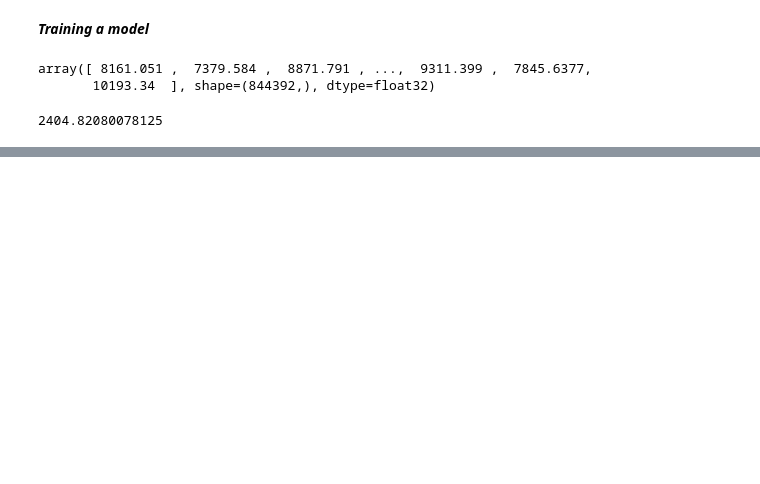
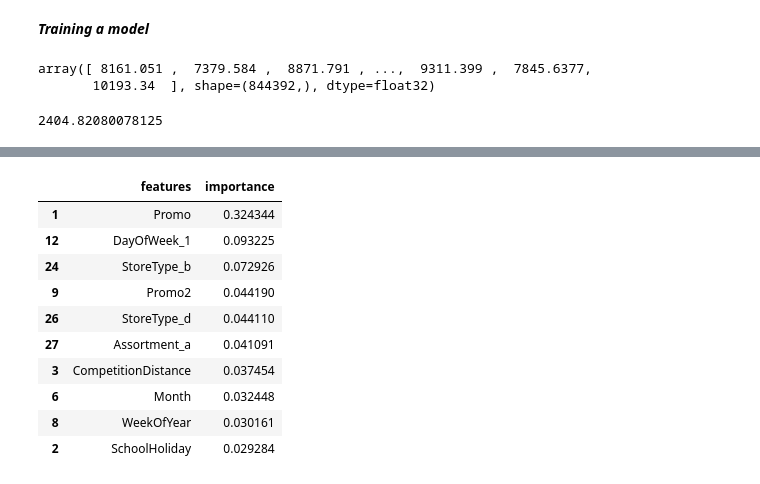
Before and after one commit to RohanVarmaP/machine-Learning, a Jupyter notebook: 5-Gradient-Boosting-Machines-XGboost/data-preparation.ipynb, the cells around one changed output, grey strips where cells are left out. Saved outputs shown, nothing was run; the diff lists cells and outputs as text; code cells hidden in the pictures; blank space fills up the shorter version.

```diff
--- a/5-Gradient-Boosting-Machines-XGboost/data-preparation.ipynb
+++ b/5-Gradient-Boosting-Machines-XGboost/data-preparation.ipynb
@@ -715,0 +716,18 @@ plt.hist(merged_df.Sales.sample(10000))
+# %%
+importance_df=pd.DataFrame({
+    'features':X.columns,
+    'importance':model.feature_importances_
+})
+importance_df.sort_values('importance',ascending=False).head(10)
+# %% [output]
+|  | features | importance |
+| 1 | Promo | 0.324344 |
+| 12 | DayOfWeek_1 | 0.093225 |
+| 24 | StoreType_b | 0.072926 |
+| 9 | Promo2 | 0.044190 |
+| 26 | StoreType_d | 0.044110 |
+| 27 | Assortment_a | 0.041091 |
+| 3 | CompetitionDistance | 0.037454 |
+| 6 | Month | 0.032448 |
+| 8 | WeekOfYear | 0.030161 |
+| 2 | SchoolHoliday | 0.029284 |
```
Also changed, not shown: parts of 6 cells of this notebook.
